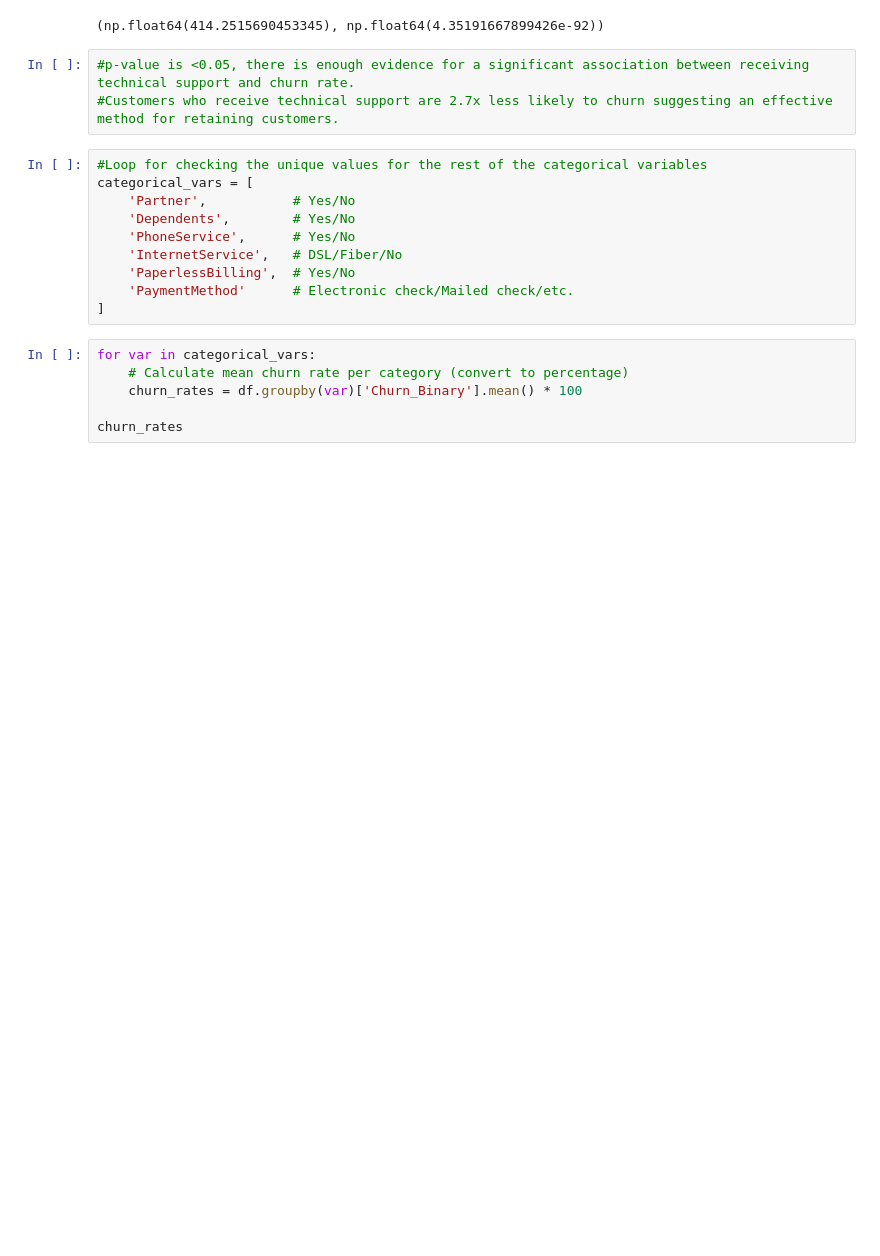
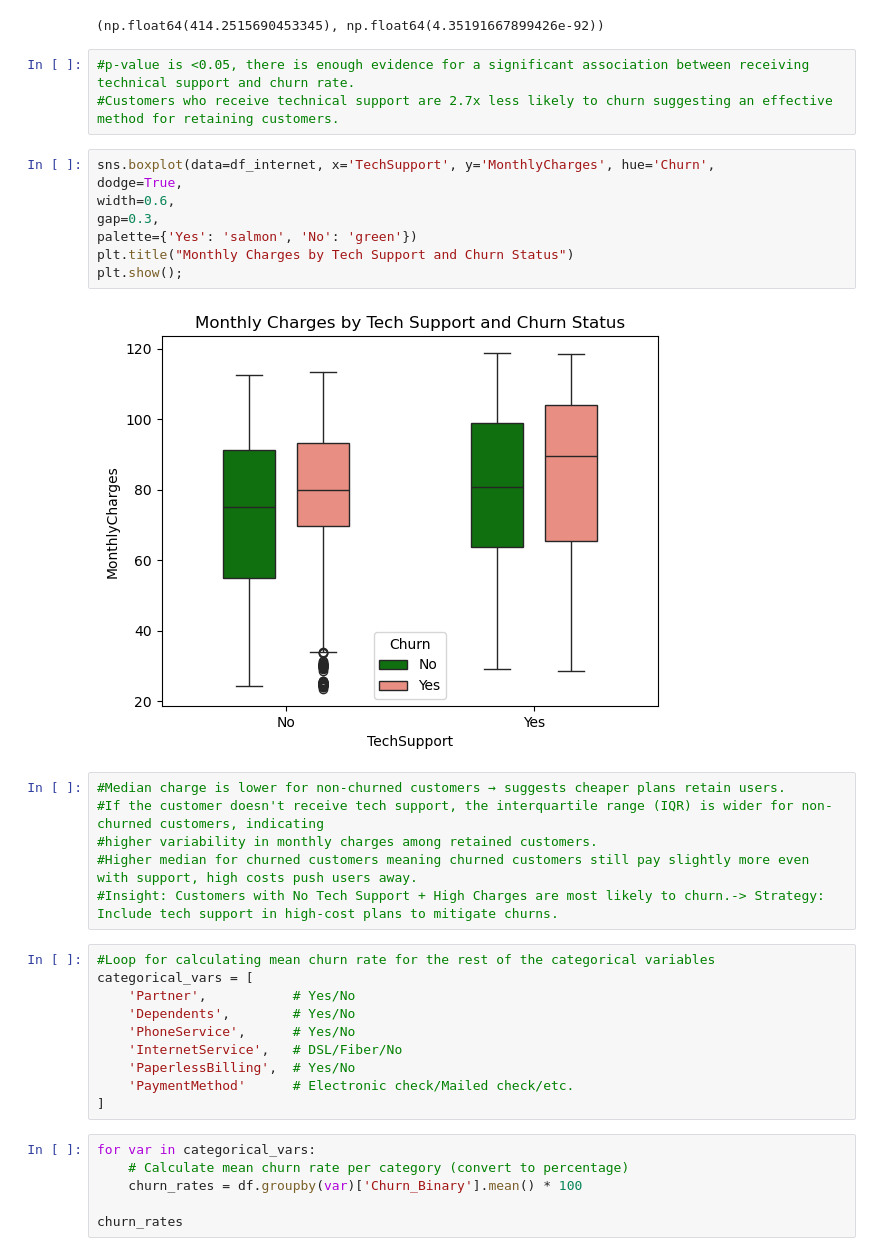
Before and after one commit to NCa307/Week5_project_prep, a Jupyter notebook: week5_project.ipynb, the cells around one changed output. Cells and saved outputs as stored; diff of their text form; blank space fills up the shorter version.

```diff
--- a/week5_project.ipynb
+++ b/week5_project.ipynb
@@ -311,11 +319,27 @@ chi2, p_value, _, _ = chi2_contingency(contingency_table)
 chi2, p_value
 # %% [output]
 (np.float64(414.2515690453345), np.float64(4.35191667899426e-92))
+# %%
+#p-value is <0.05, there is enough evidence for a significant association between receiving technical support and churn rate.
+#Customers who receive technical support are 2.7x less likely to churn suggesting an effective method for retaining customers.
+# %%
+sns.boxplot(data=df_internet, x='TechSupport', y='MonthlyCharges', hue='Churn',
+dodge=True,
+width=0.6,
+gap=0.3,
+palette={'Yes': 'salmon', 'No': 'green'})
+plt.title("Monthly Charges by Tech Support and Churn Status")
+plt.show();
+# %% [output]
+[figure, added]
 # %%
-#p-value is <0.05, there is enough evidence for a significant association between receiving technical support and churn rate.
-#Customers who receive technical support are 2.7x less likely to churn suggesting an effective method for retaining customers.
+#Median charge is lower for non-churned customers → suggests cheaper plans retain users.
+#If the customer doesn't receive tech support, the interquartile range (IQR) is wider for non-churned customers, indicating
+#higher variability in monthly charges among retained customers.
+#Higher median for churned customers meaning churned customers still pay slightly more even with support, high costs push users away.
+#Insight: Customers with No Tech Support + High Charges are most likely to churn.-> Strategy: Include tech support in high-cost plans to mitigate churns.
 # %%
-#Loop for checking the unique values for the rest of the categorical variables
+#Loop for calculating mean churn rate for the rest of the categorical variables
 categorical_vars = [
     'Partner',           # Yes/No
     'Dependents',        # Yes/No
```
Also changed, not shown: parts of 10 cells of this notebook.
